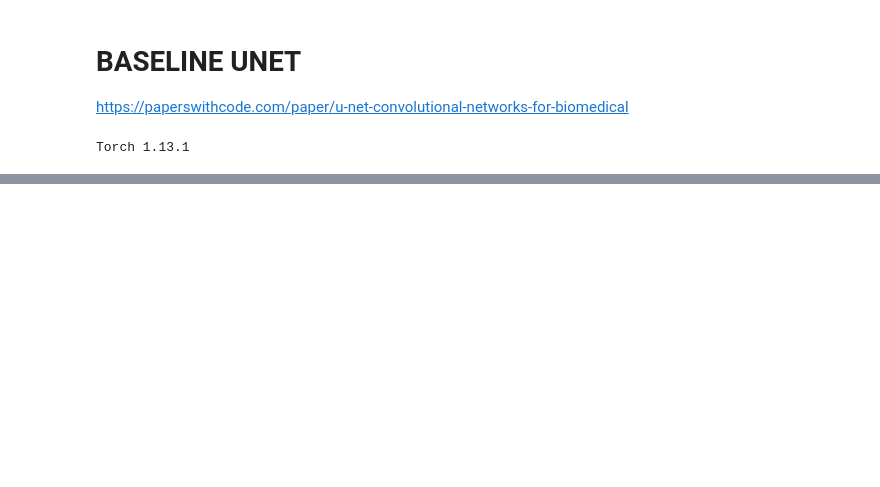
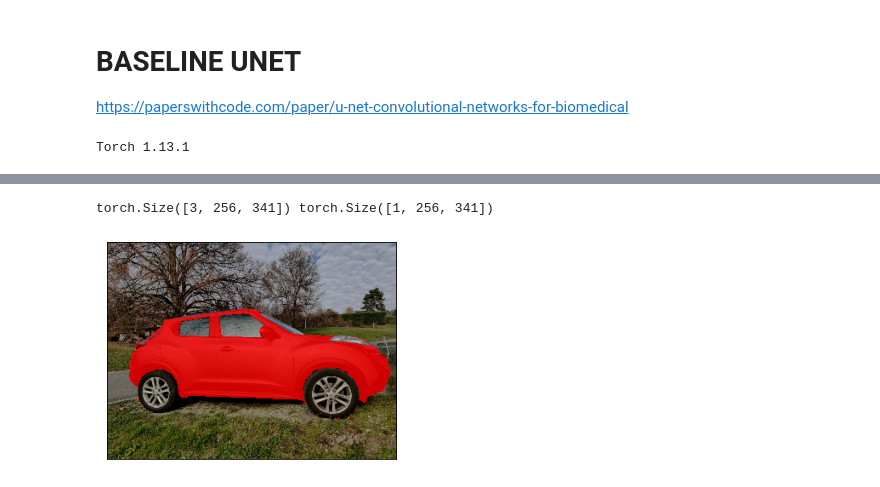
Before and after one commit to magiczhon/ARCarTuna, a Jupyter notebook: Research/research.ipynb, the cells around one changed output, grey strips where cells are left out. Saved outputs shown, nothing was run; the diff lists cells and outputs as text; code cells hidden in the pictures; blank space fills up the shorter version.

```diff
--- a/Research/research.ipynb
+++ b/Research/research.ipynb
@@ -128,0 +196,22 @@ show(img)
+# %%
+class ToFloatTensor(object):
+    def __call__(self, img):
+        return img.type('torch.FloatTensor')
+
+trf_img = transforms.Compose([
+    transforms.Resize(256),
+    transforms.ColorJitter(0.7,0.7,0.7,0),
+    #ToFloatTensor(),
+    #transforms.Normalize(mean = [0.485, 0.456, 0.406], std = [0.229, 0.224, 0.225])
+])
+
+trf_mask = transforms.Compose([
+    transforms.Resize(256),
+])
+# %%
+print(trf_img(sample['img']).size(), trf_mask(sample['mask']).size())
+img = draw_segmentation_masks(trf_img(sample['img']), trf_mask(sample['mask']), alpha=0.8, colors="red")
+show(img)
+# %% [output]
+torch.Size([3, 256, 341]) torch.Size([1, 256, 341])
+[figure, added]
```
Also changed, not shown: parts of 10 cells of this notebook, 2 other files.
